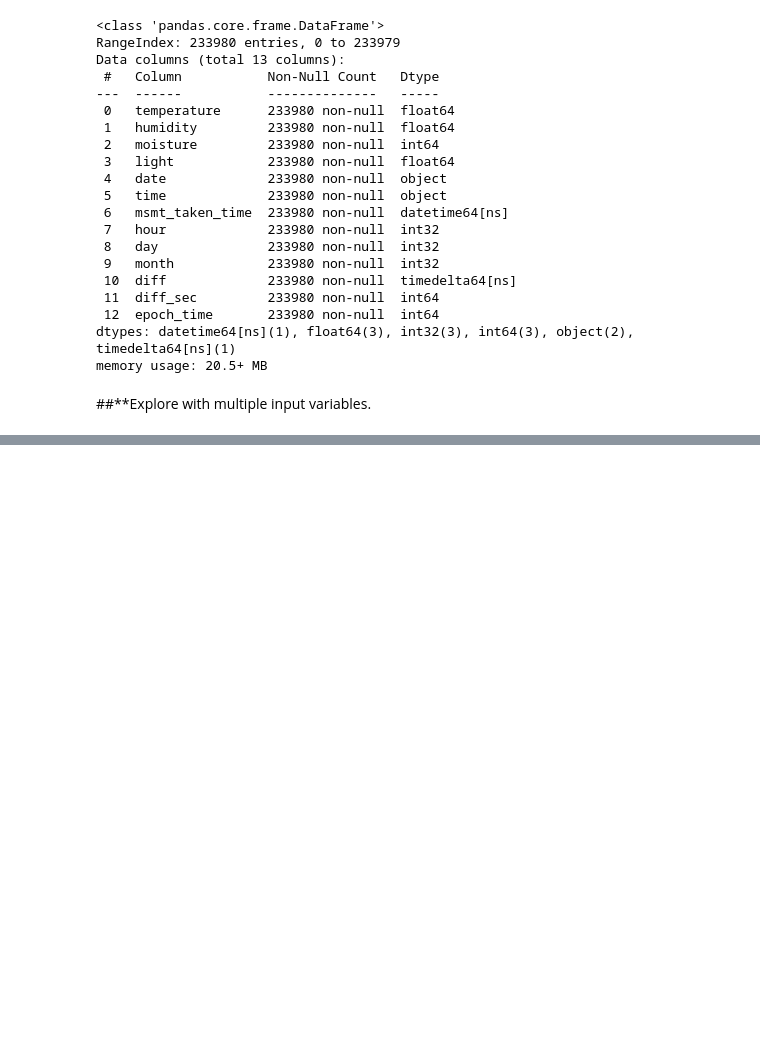
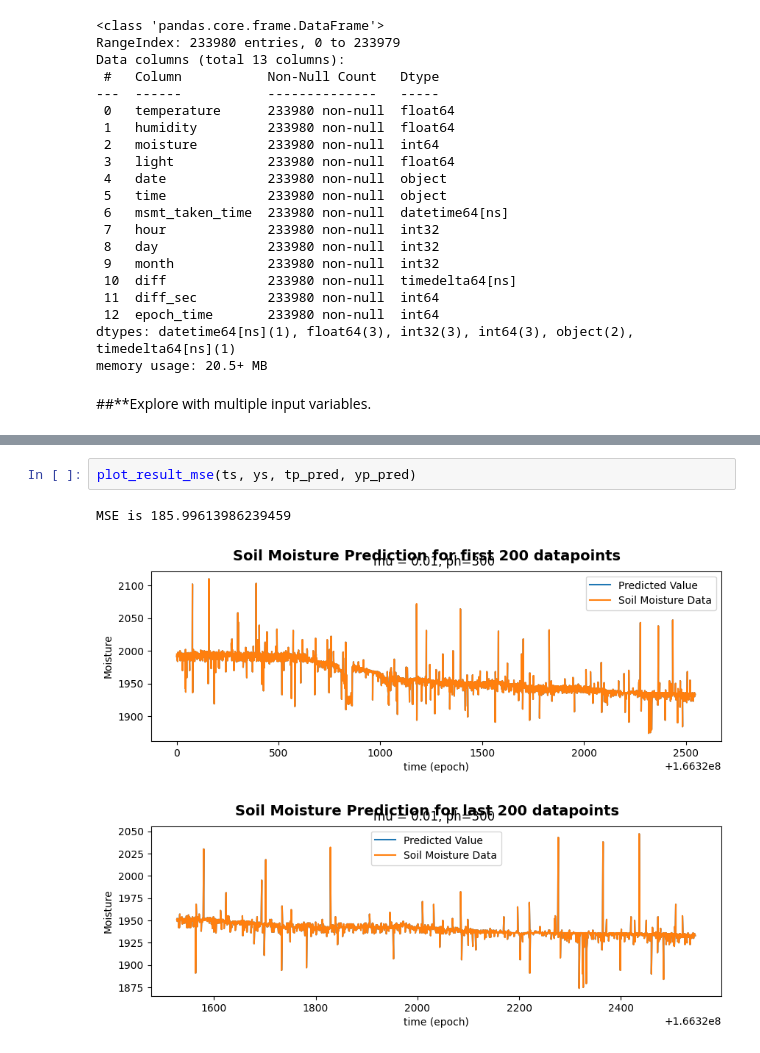
Before and after one commit to santausd/plant_health_assessment_model, a Jupyter notebook: AAI_530_A1_Group_1_IoT_Based_Crop_Monitoring_and_Health_Assessment.ipynb, the cells around one changed output, grey strips where cells are left out. Cells and saved outputs as stored; diff of their text form; blank space fills up the shorter version.

```diff
--- a/AAI_530_A1_Group_1_IoT_Based_Crop_Monitoring_and_Health_Assessment.ipynb
+++ b/AAI_530_A1_Group_1_IoT_Based_Crop_Monitoring_and_Health_Assessment.ipynb
@@ -786,0 +815,6 @@ def execute_model1(mu, ts, ys, is_multi_variate=False):
+# %%
+plot_result_mse(ts, ys, tp_pred, yp_pred)
+# %% [output]
+MSE is 185.99613986239459
+[figure, added]
+[figure, added]
```
Also changed, not shown: parts of 5 cells of this notebook.
